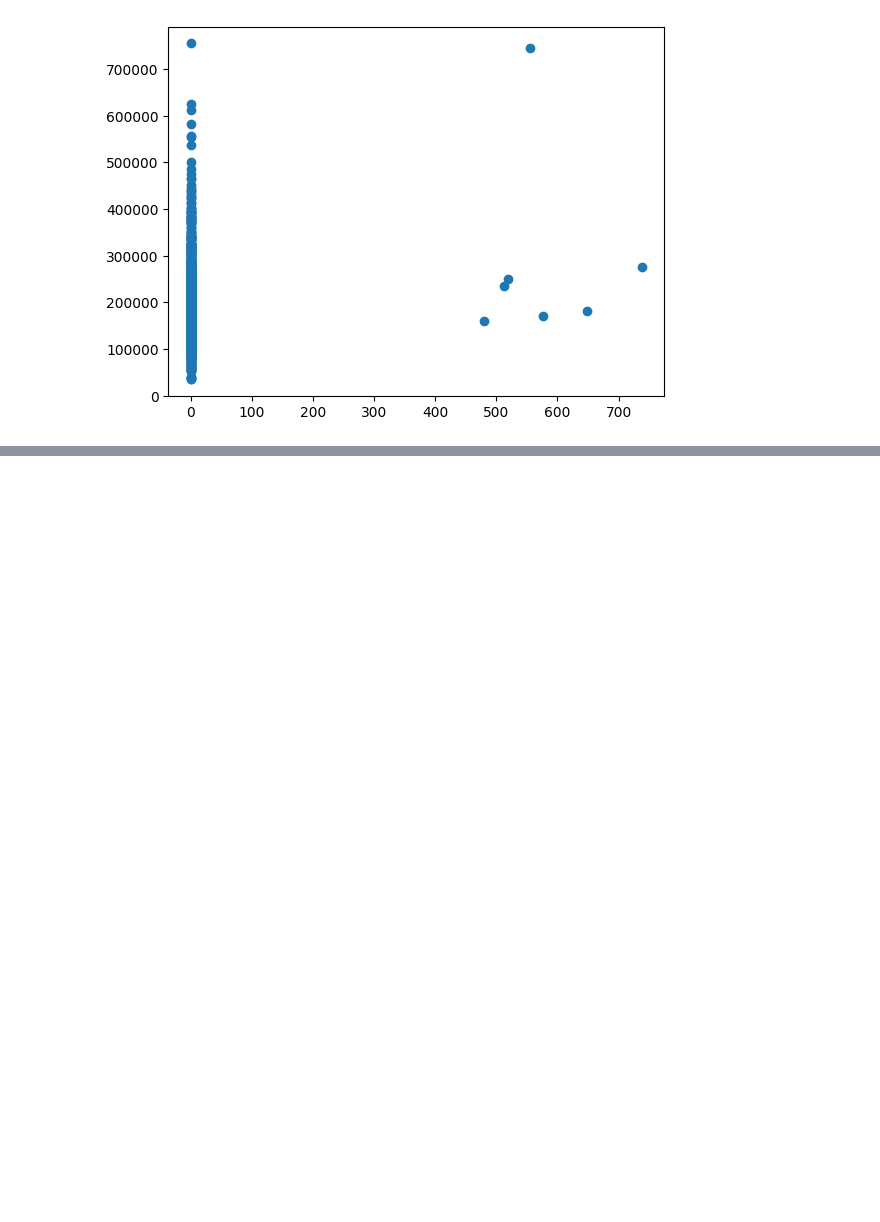
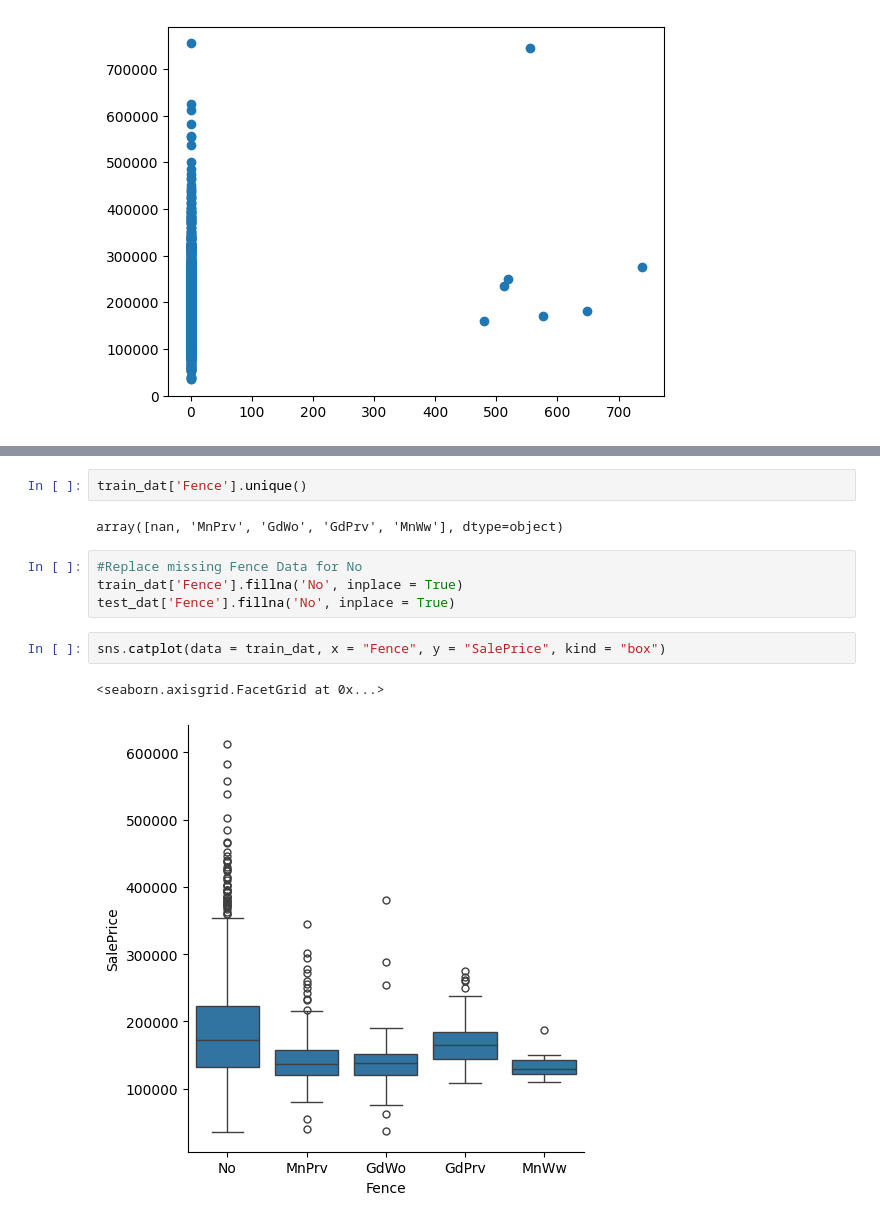
Before and after one commit to Vondent/house-prices-prediction, a Jupyter notebook: house_train.ipynb, the cells around one changed output, grey strips where cells are left out. Saved outputs shown, nothing was run; the diff lists cells and outputs as text; blank space fills up the shorter version.

```diff
--- a/house_train.ipynb
+++ b/house_train.ipynb
@@ -632,0 +690,13 @@ values
+# %%
+train_dat['Fence'].unique()
+# %% [output]
+array([nan, 'MnPrv', 'GdWo', 'GdPrv', 'MnWw'], dtype=object)
+# %%
+#Replace missing Fence Data for No
+train_dat['Fence'].fillna('No', inplace = True)
+test_dat['Fence'].fillna('No', inplace = True)
+# %%
+sns.catplot(data = train_dat, x = "Fence", y = "SalePrice", kind = "box")
+# %% [output]
+<seaborn.axisgrid.FacetGrid at 0x...>
+[figure, added]
```
Also changed, not shown: parts of 65 cells of this notebook.
